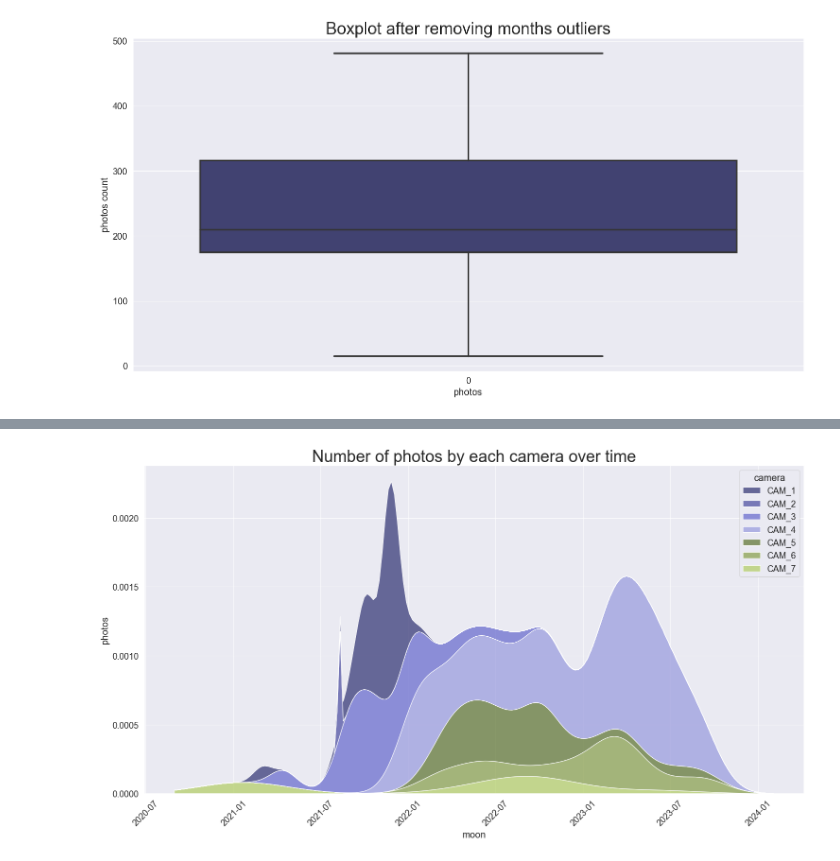
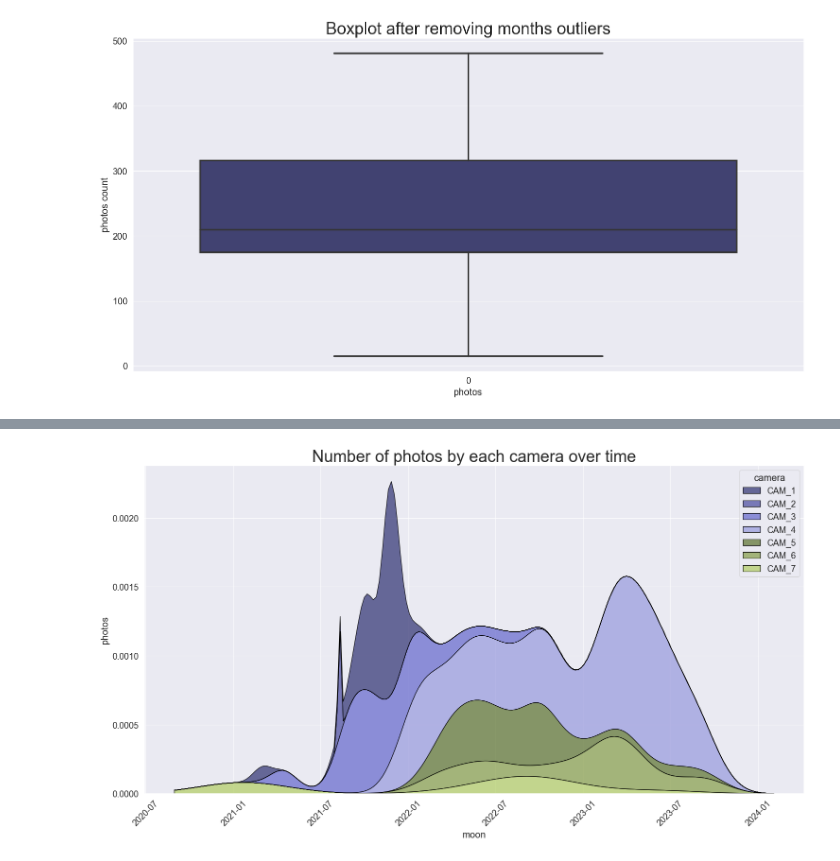
Before and after one commit to micheledinelli/aculei-ai, a Jupyter notebook: notebooks/insights.ipynb, the cells around one changed output, grey strips where cells are left out. Cells and saved outputs as stored; diff of their text form; code cells hidden in the pictures.

```diff
--- a/notebooks/insights.ipynb
+++ b/notebooks/insights.ipynb
@@ -230,12 +233,12 @@ plt.show()
 # %%
 plt.figure(figsize=(18, 9))
-sns.kdeplot(data=df, x="date_time", hue="camera", multiple="stack")
+sns.kdeplot(data=df, x="date_time", hue="camera", multiple="stack", ec='black')
 
 plt.title('Number of photos by each camera over time', fontsize=title_fontsize)
 plt.ylabel('photos')
 plt.xlabel('moon')
 plt.xticks(rotation=45)
 
 plt.show()
 # %% [output]
-[figure, old version]
+[figure, new version]
```
Also changed, not shown: parts of 14 cells of this notebook, 3 other files.
